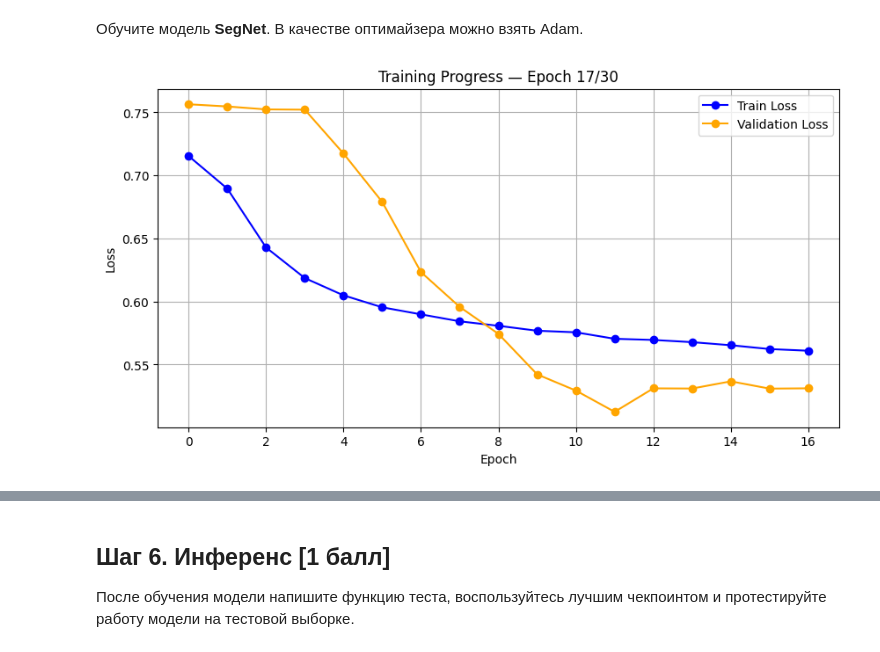
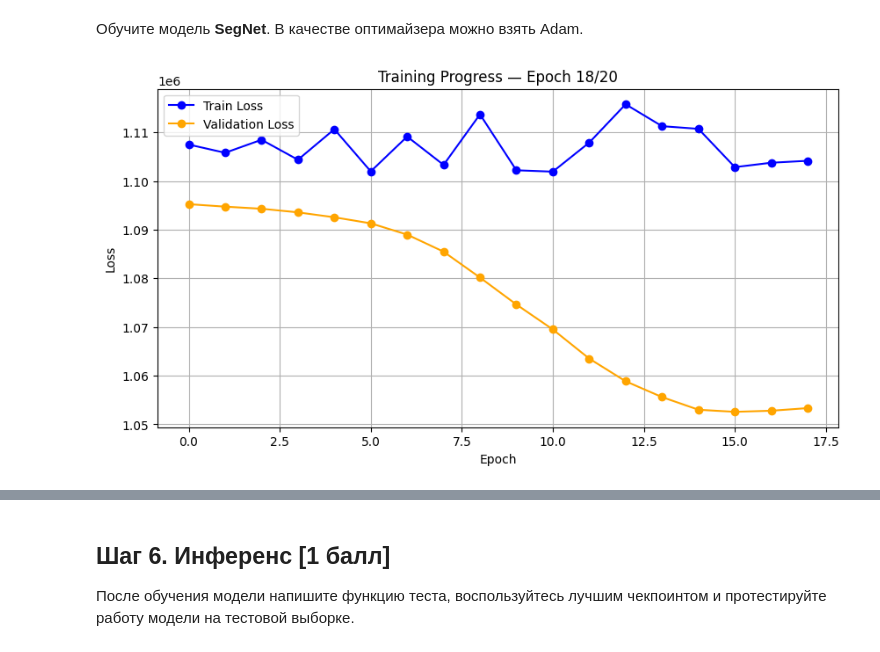
Before and after one commit to skytecat/DLS, a Jupyter notebook: hw_6_semantic_segmentation.ipynb, the cells around one changed output, grey strips where cells are left out. Drawn from its saved outputs; the diff is of its cells as text; code cells hidden in the pictures.

```diff
--- a/hw_6_semantic_segmentation.ipynb
+++ b/hw_6_semantic_segmentation.ipynb
@@ -702,18 +702,18 @@ def train(model, train_loader, valid_loader, optimizer, device, loss_func, num_e
 # %%
 device = torch.device("cuda" if torch.cuda.is_available() else "cpu")
 model = SegNet(in_channels=3, out_channels=1).to(device)
-optimizer = torch.optim.Adam(model.parameters(), lr=1e-4)
-loss_fn = F.binary_cross_entropy_with_logits
+optimizer = torch.optim.Adam(model.parameters(), lr=1e-7)
+loss_fn = nn.BCEWithLogitsLoss(reduction='sum')
 
 train_losses, val_losses = train(
     model=model,
     train_loader=train_dataloader,
     valid_loader=valid_dataloader,
     optimizer=optimizer,
     device=device,
     loss_func=loss_fn,
-    num_epochs=30,
-    patience=5
+    num_epochs=20,
+    patience=2
 )
 # %% [output]
-[figure, old version]
+[figure, new version]
```
Also changed, not shown: parts of 13 cells of this notebook.
